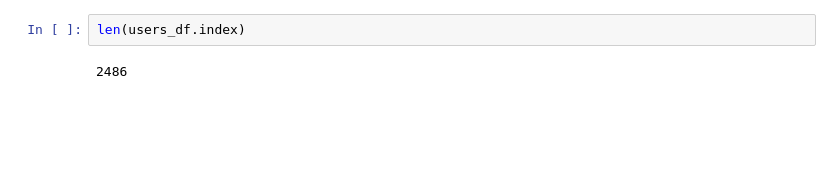
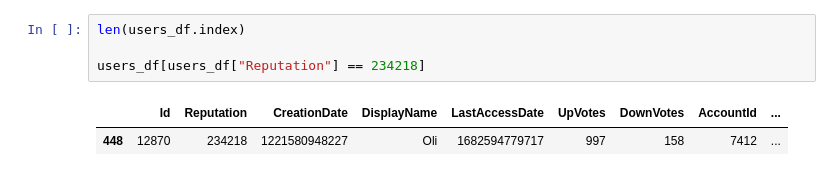
Before and after one commit to mederickg/StackOverflowProj, a Jupyter notebook: data-analysis.ipynb, the cells around one changed output. Saved outputs shown, nothing was run; the diff lists cells and outputs as text; blank space fills up the shorter version.

```diff
--- a/data-analysis.ipynb
+++ b/data-analysis.ipynb
@@ -45,7 +76,10 @@ Average Sample Reputation: 66.01
 # %%
 len(users_df.index)
+
+users_df[users_df["Reputation"] == 234218]
 # %% [output]
-2486
+|  | Id | Reputation | CreationDate | DisplayName | LastAccessDate | UpVotes | DownVotes | AccountId | ... |
+| 448 | 12870 | 234218 | 1221580948227 | Oli | 1682594779717 | 997 | 158 | 7412 | ... |
 # %%
 import pandas as pd
 from sklearn.cluster import KMeans
```
Also changed, not shown: parts of 7 cells of this notebook, 6 other files.
